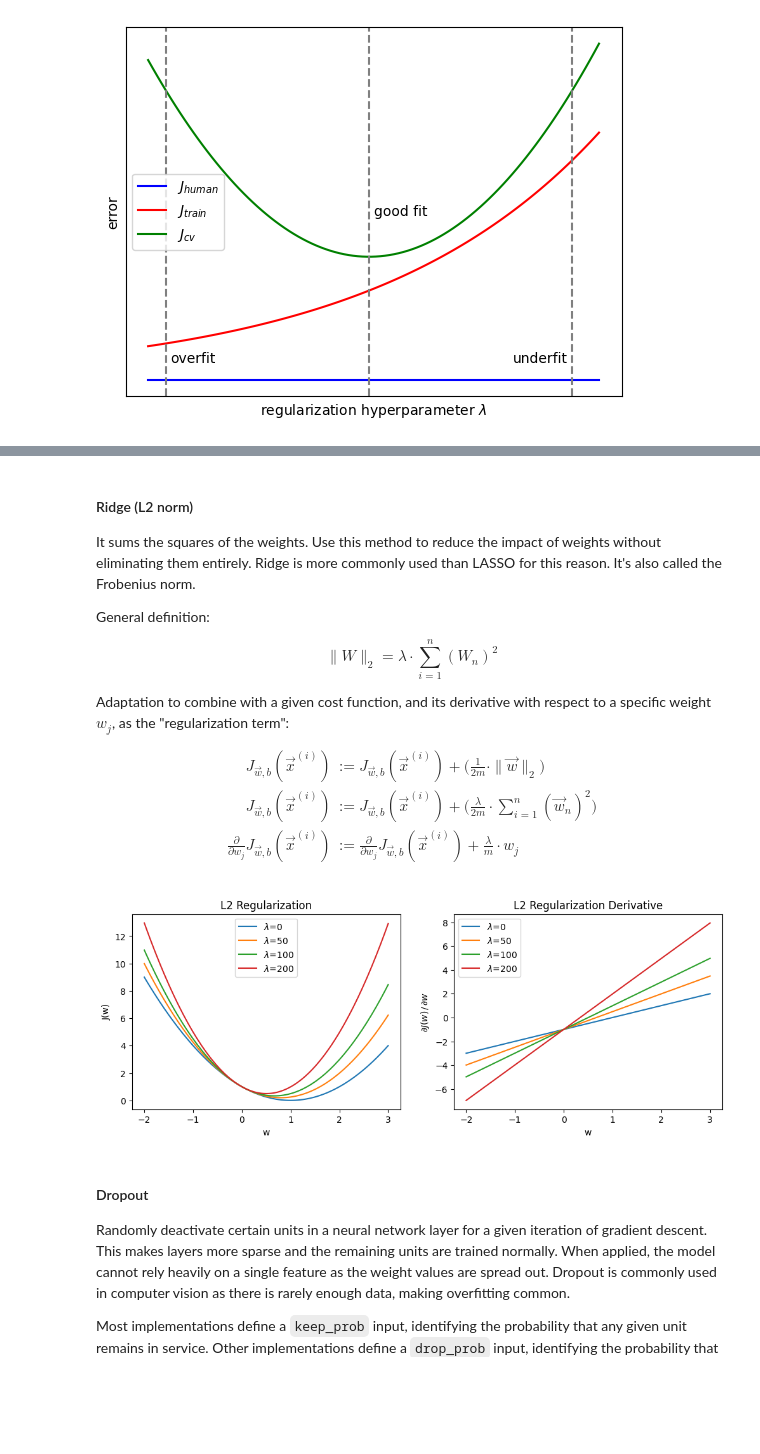
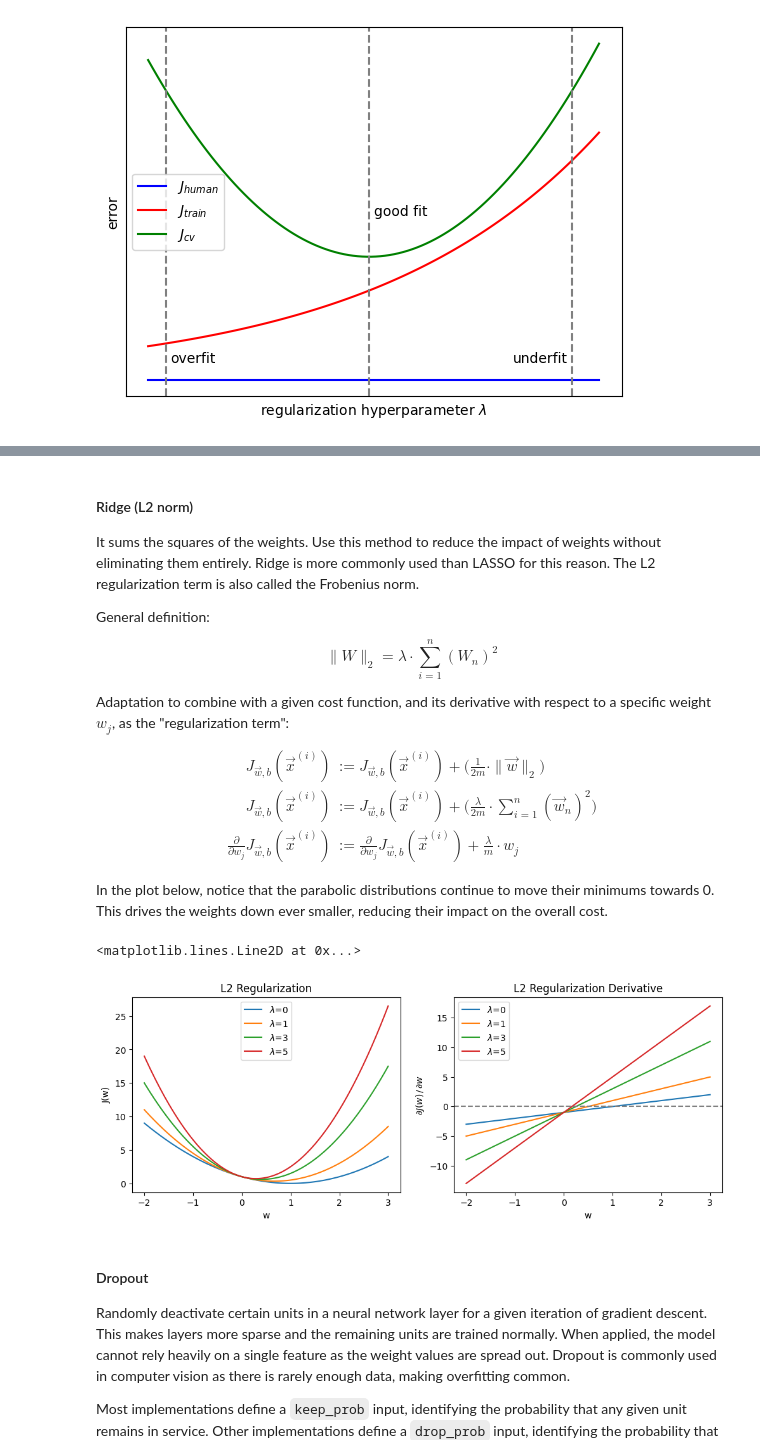
Before and after one commit to nickrusso42518/ml-qrg, a Jupyter notebook: ml_qrg.ipynb, the cells around one changed output, grey strips where cells are left out. Cells and saved outputs as stored; diff of their text form; code cells hidden in the pictures; blank space fills up the shorter version.

```diff
--- a/ml_qrg.ipynb
+++ b/ml_qrg.ipynb
@@ -1014,26 +1016,24 @@ $$
 # %%
-lambdas = [0, 50, 100, 200]
+lambdas = [0, 1, 3, 5]
 size = 101
 w = np.linspace(-2, 3, size)
 
-# let y=1, x=1, b=0 for simplicity
-# J(w) = mean squared error
-# x = np.arange(-.5, .51, 0.01); y = np.copy(x); b = np.zeros(size)
-x = np.ones(size); y = np.copy(x); b = np.zeros(size)
+# let y=1, x=1, b=0 for simplicity, J(w) = mean squared error
+x = np.ones(size); y = np.ones(size); b = np.zeros(size)
 def J(w, b, x, y, lambd):
-    return ((w * x - y + b) ** 2) + ((lambd / x.size) * np.abs(w))
+    return ((w * x - y + b) ** 2) + (lambd * np.abs(w))
 
 def dJ_dw(w, b, x, y, lambd):
     sign = np.sign(w)
     sign[sign == 0.] = np.nan
-    return (w * x - y + b) * x + ((lambd / x.size) * sign)
+    return (w * x - y + b) * 2 + (lambd * sign)
 
 params = [
     (J, "L1 Regularization", "J(w)"),
     (dJ_dw, "L1 Regularization Derivative", "$\partial J(w)\,/\,\partial w$"),
 ]
 
-fig, ax = plt.subplots(nrows=1, ncols=2, sharey=False)
+fig, ax = plt.subplots(nrows=1, ncols=2)
 fig.set_size_inches(12, 4)
 for axis, param in zip(ax, params):
     func, title, ylabel = param
@@ -1043,4 +1043,6 @@ for axis, param in zip(ax, params):
     axis.set_ylabel(ylabel)
     axis.set_xlabel("w")
     axis.legend()
+
+ax[1].axhline(y=0, color="gray", linestyle="--")
 # %% [output]
@@ -1048,6 +1051,6 @@ for axis, param in zip(ax, params):
 # %% [markdown]
 #### Ridge (L2 norm)
-It sums the squares of the weights. Use this method to reduce the impact of weights without eliminating them entirely. Ridge is more commonly used than LASSO for this reason. It's also called the Frobenius norm.
+It sums the squares of the weights. Use this method to reduce the impact of weights without eliminating them entirely. Ridge is more commonly used than LASSO for this reason. The L2 regularization term is also called the Frobenius norm.
 
 General definition:
 
@@ -1067,38 +1070,41 @@ J_{\vec{w},b}(\vec{x}^{(i)}) & := J_{\vec{w},b}(\vec{x}^{(i)}) +
 \frac{\lambda}{m} \cdot w_j
 \end{align}
 $$
+
+In the plot below, notice that the parabolic distributions continue to move their minimums towards 0. This drives the weights down ever smaller, reducing their impact on the overall cost.
 # %%
-lambdas = [0, 50, 100, 200]
+lambdas = [0, 1, 3, 5]
 size = 101
 w = np.linspace(-2, 3, size)
 
-# let y=1, x=1, b=0 for simplicity
-# J(w) = mean squared error
-x = np.ones(size); y = np.copy(x); b = np.zeros(size)
-# x = np.arange(-.5, .51, 0.01); y = np.copy(x); b = np.zeros(size)
+# let y=1, x=1, b=0 for simplicity, J(w) = mean squared error
+x = np.ones(size); y = np.ones(size); b = np.zeros(size)
 def J(w, b, x, y, lambd):
-    return ((w * x - y + b) ** 2) + ((lambd / (2 * x.size)) * w**2)
+    return ((w * x - y + b) ** 2) + ((lambd / 2) * w**2)
 
 def dJ_dw(w, b, x, y, lambd):
-    return (w * x - y + b) * x + ((lambd / x.size) * w)
+    return (w * x - y + b) * x + (lambd * w)
 
 params = [
     (J, "L2 Regularization", "J(w)"),
     (dJ_dw, "L2 Regularization Derivative", "$\partial J(w)\,/\,\partial w$"),
 ]
 
-fig, ax = plt.subplots(nrows=1, ncols=2, sharey=False)
+fig, ax = plt.subplots(nrows=1, ncols=2)
 fig.set_size_inches(12, 4)
 for axis, param in zip(ax, params):
     func, title, ylabel = param
     for lambd in lambdas:
         axis.plot(w, func(w, b, x, y, lambd), label=f"$\lambda$={lambd}")
     axis.set_title(title)
     axis.set_ylabel(ylabel)
     axis.set_xlabel("w")
     axis.legend()
+
+ax[1].axhline(y=0, color="gray", linestyle="--")
 # %% [output]
+<matplotlib.lines.Line2D at 0x...>
-[figure, old version]
+[figure, new version]
 # %% [markdown]
 #### Dropout
 Randomly deactivate certain units in a neural network layer for a given iteration of gradient descent. This makes layers more sparse and the remaining units are trained normally. When applied, the model cannot rely heavily on a single feature as the weight values are spread out. Dropout is commonly used in computer vision as there is rarely enough data, making overfitting common.
```
Also changed, not shown: parts of 2 cells of this notebook.
